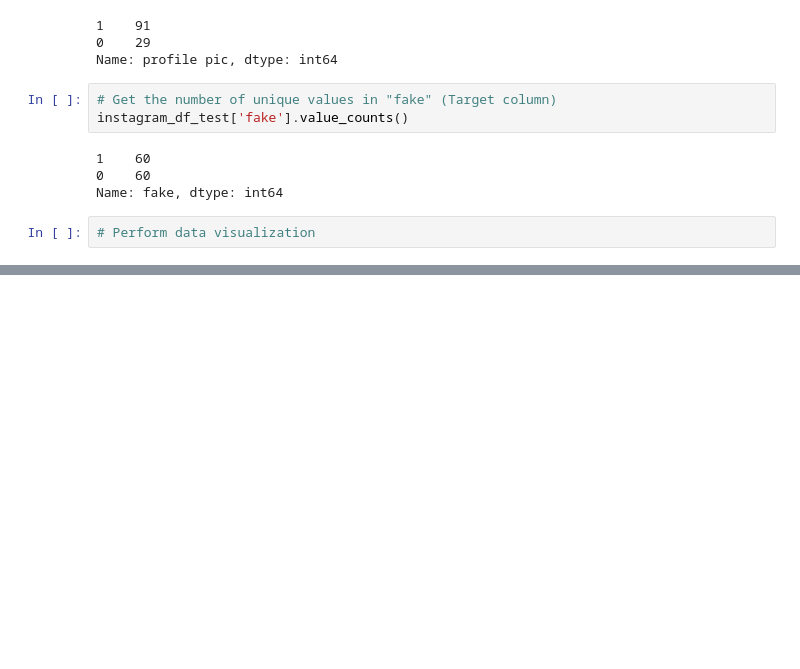
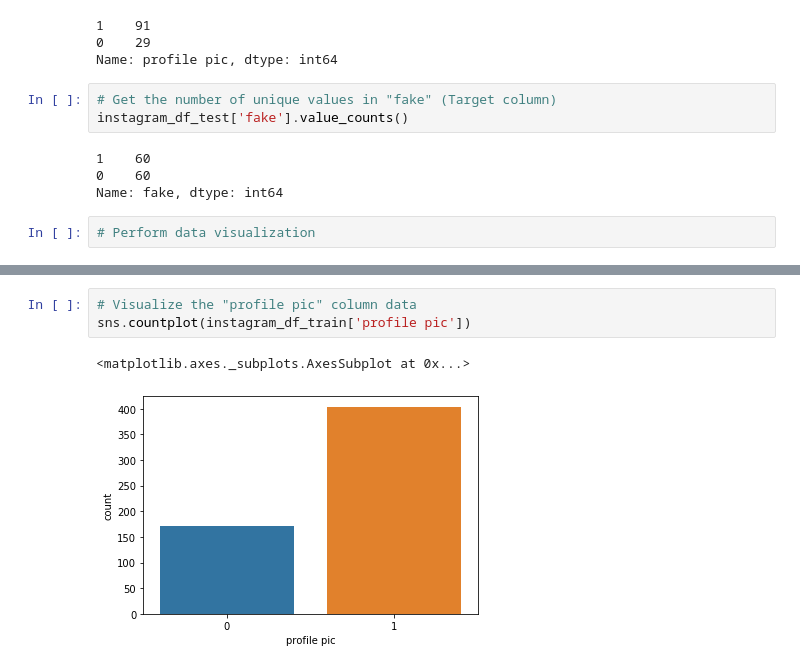
Before and after one commit to aly-cb/fake-instagram-account-detector, a Jupyter notebook: Fake Instagram Detection Using ANN.ipynb, the cells around one changed output, grey strips where cells are left out. Drawn from its saved outputs; the diff is of its cells as text; blank space fills up the shorter version.

```diff
--- a/Fake Instagram Detection Using ANN.ipynb
+++ b/Fake Instagram Detection Using ANN.ipynb
@@ -254,0 +267,6 @@ Name: fake, dtype: int64
+# %%
+# Visualize the "profile pic" column data
+sns.countplot(instagram_df_train['profile pic'])
+# %% [output]
+<matplotlib.axes._subplots.AxesSubplot at 0x...>
+[figure, added]
```
Also changed, not shown: parts of 8 cells of this notebook.
